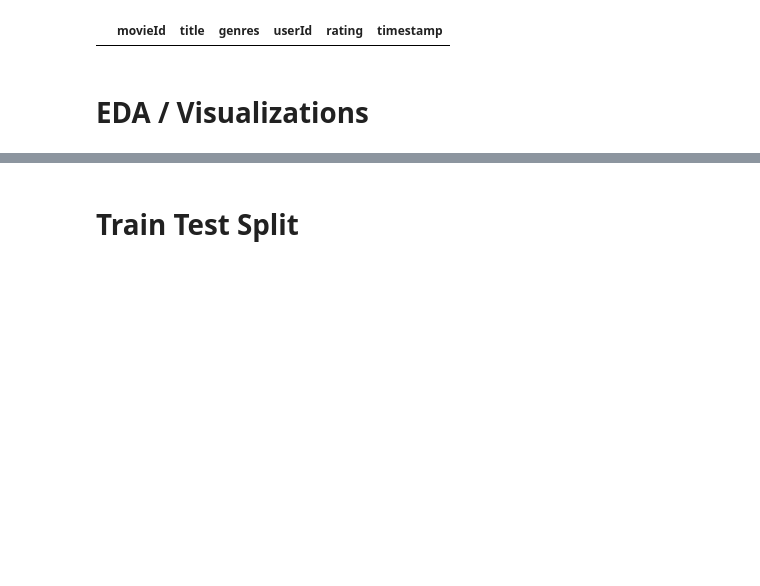
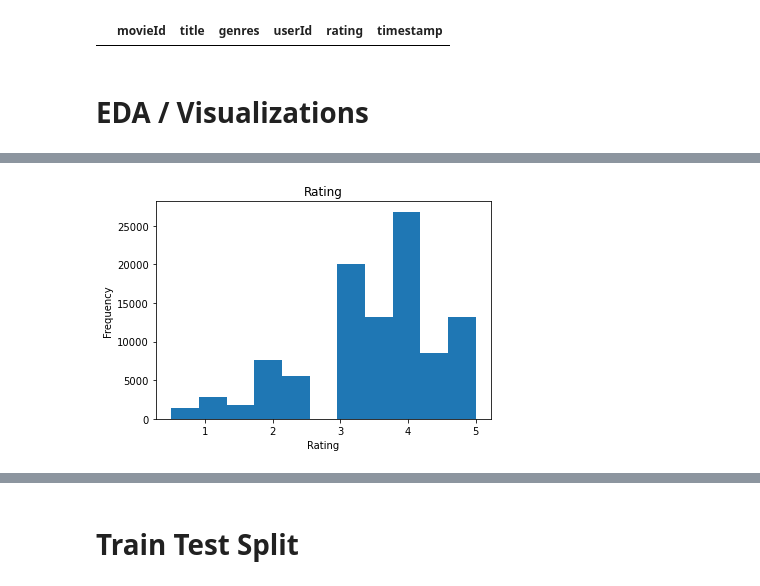
Before and after one commit to DaraNadine/Project_4_RecSystems, a Jupyter notebook: Main Notebook.ipynb, the cells around one changed output, grey strips where cells are left out. Saved outputs shown, nothing was run; the diff lists cells and outputs as text; code cells hidden in the pictures; blank space fills up the shorter version.

```diff
--- a/Main Notebook.ipynb
+++ b/Main Notebook.ipynb
@@ -292,0 +318,7 @@ movie_combo[(movie_combo['movieId'] == 26958 | 64997 | 144606 | 147002 | 168358)
+# %%
+# Distribution of ratings
+movie_combo.rating.plot.hist(bins=11)
+plt.xlabel('Rating')
+plt.title('Rating');
+# %% [output]
+[figure, added]
```
Also changed, not shown: parts of 14 cells of this notebook.
